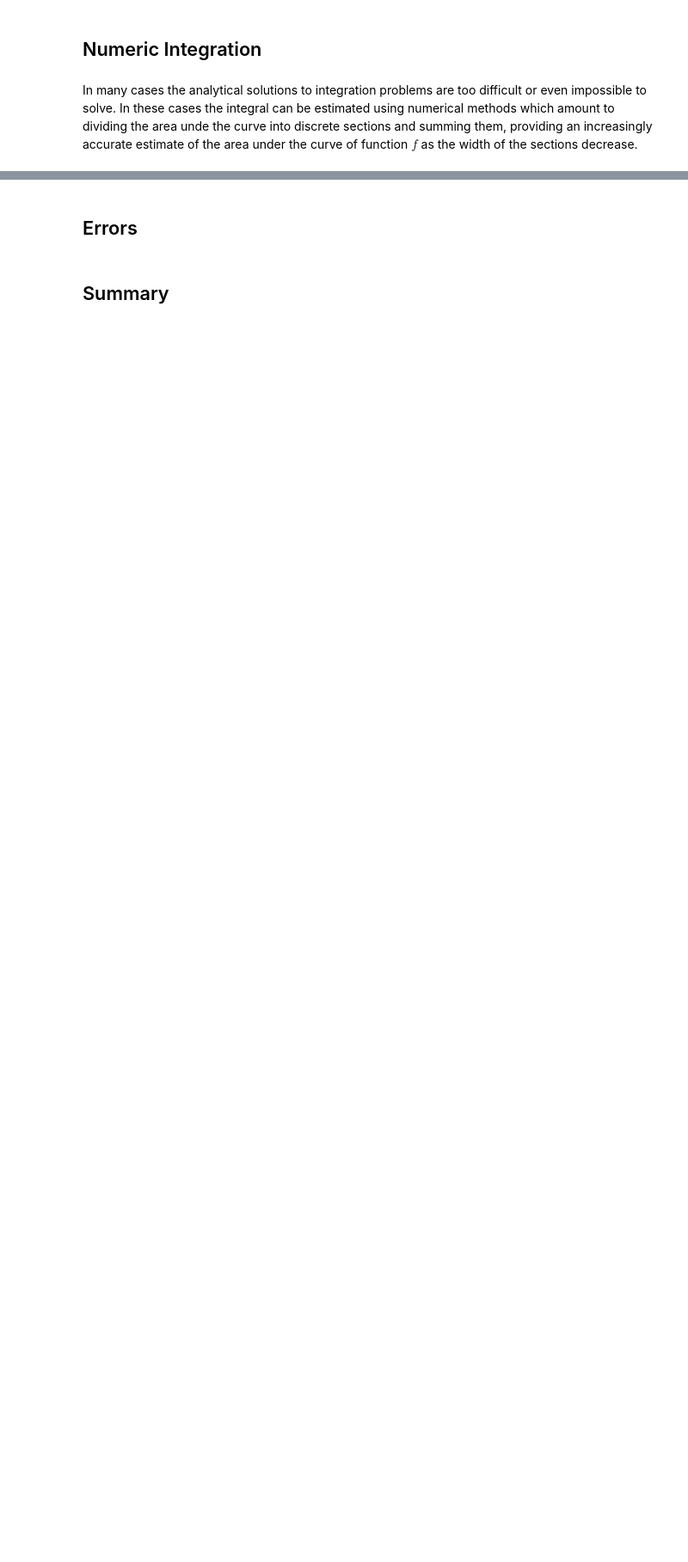
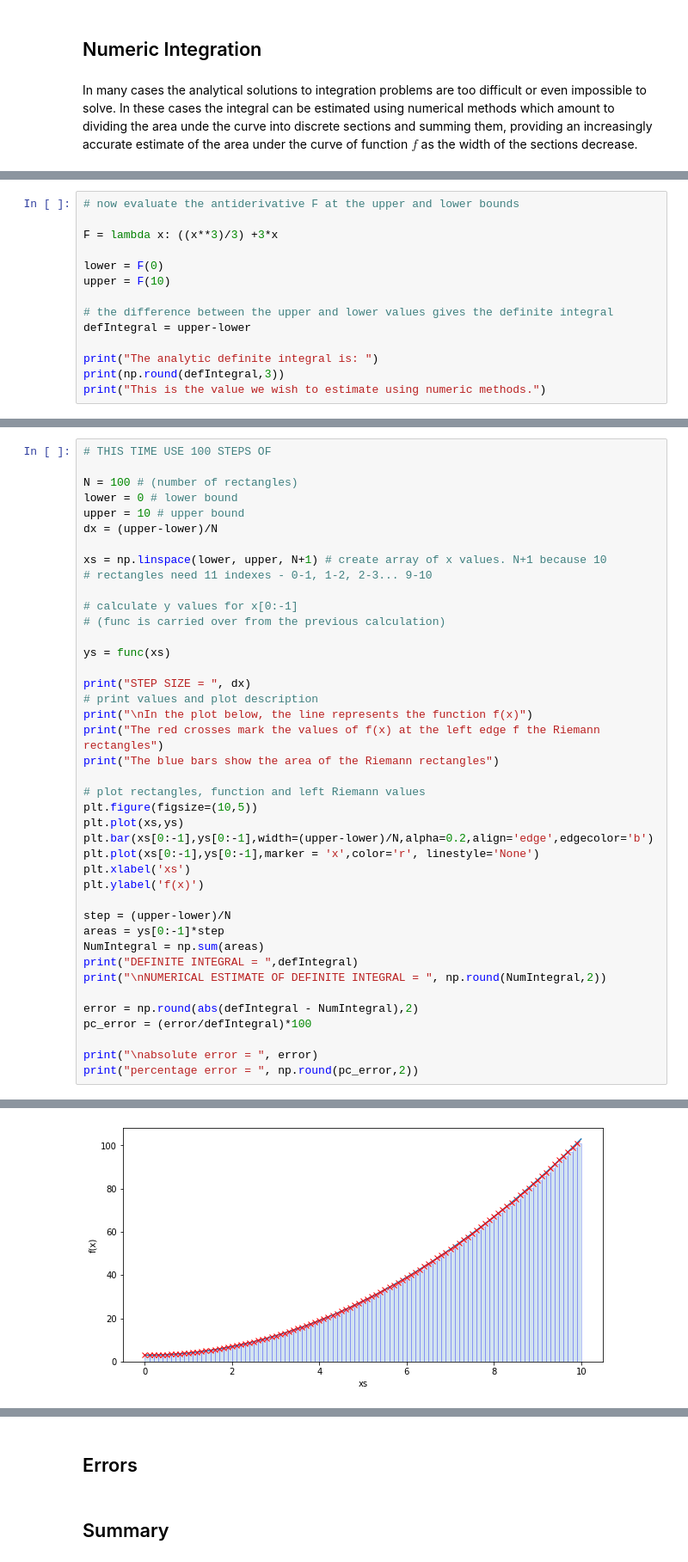
Before and after one commit to jmcook1186/Teaching, a Jupyter notebook: Python/Calculus/IntegralCalc.ipynb, the cells around one changed output, grey strips where cells are left out. Shown at 86% size. Saved outputs shown, nothing was run; the diff lists cells and outputs as text; blank space fills up the shorter version.

```diff
--- a/Python/Calculus/IntegralCalc.ipynb
+++ b/Python/Calculus/IntegralCalc.ipynb
@@ -420,0 +435,14 @@ from scipy.integrate import quad
+# %%
+# now evaluate the antiderivative F at the upper and lower bounds
+
+F = lambda x: ((x**3)/3) +3*x
+
+lower = F(0)
+upper = F(10)
+
+# the difference between the upper and lower values gives the definite integral
+defIntegral = upper-lower
+
+print("The analytic definite integral is: ")
+print(np.round(defIntegral,3))
+print("This is the value we wish to estimate using numeric methods.")
@@ -420,0 +537,42 @@ from scipy.integrate import quad
+# %%
+# THIS TIME USE 100 STEPS OF
+
+N = 100 # (number of rectangles)
+lower = 0 # lower bound
+upper = 10 # upper bound
+dx = (upper-lower)/N
+
+xs = np.linspace(lower, upper, N+1) # create array of x values. N+1 because 10
+# rectangles need 11 indexes - 0-1, 1-2, 2-3... 9-10
+
+# calculate y values for x[0:-1]
+# (func is carried over from the previous calculation)
+
+ys = func(xs)
+
+print("STEP SIZE = ", dx)
+# print values and plot description
+print("\nIn the plot below, the line represents the function f(x)")
+print("The red crosses mark the values of f(x) at the left edge f the Riemann rectangles")
+print("The blue bars show the area of the Riemann rectangles")
+
+# plot rectangles, function and left Riemann values
+plt.figure(figsize=(10,5))
+plt.plot(xs,ys)
+plt.bar(xs[0:-1],ys[0:-1],width=(upper-lower)/N,alpha=0.2,align='edge',edgecolor='b')
+plt.plot(xs[0:-1],ys[0:-1],marker = 'x',color='r', linestyle='None')
+plt.xlabel('xs')
+plt.ylabel('f(x)')
+
+step = (upper-lower)/N
+areas = ys[0:-1]*step
+NumIntegral = np.sum(areas)
+print("DEFINITE INTEGRAL = ",defIntegral)
+print("\nNUMERICAL ESTIMATE OF DEFINITE INTEGRAL = ", np.round(NumIntegral,2))
+
+error = np.round(abs(defIntegral - NumIntegral),2)
+pc_error = (error/defIntegral)*100
+
+print("\nabsolute error = ", error)
+print("percentage error = ", np.round(pc_error,2))
+# %% [output]
@@ -420,0 +590 @@ from scipy.integrate import quad
+[figure, added]
```
Also changed, not shown: parts of 26 cells of this notebook.
